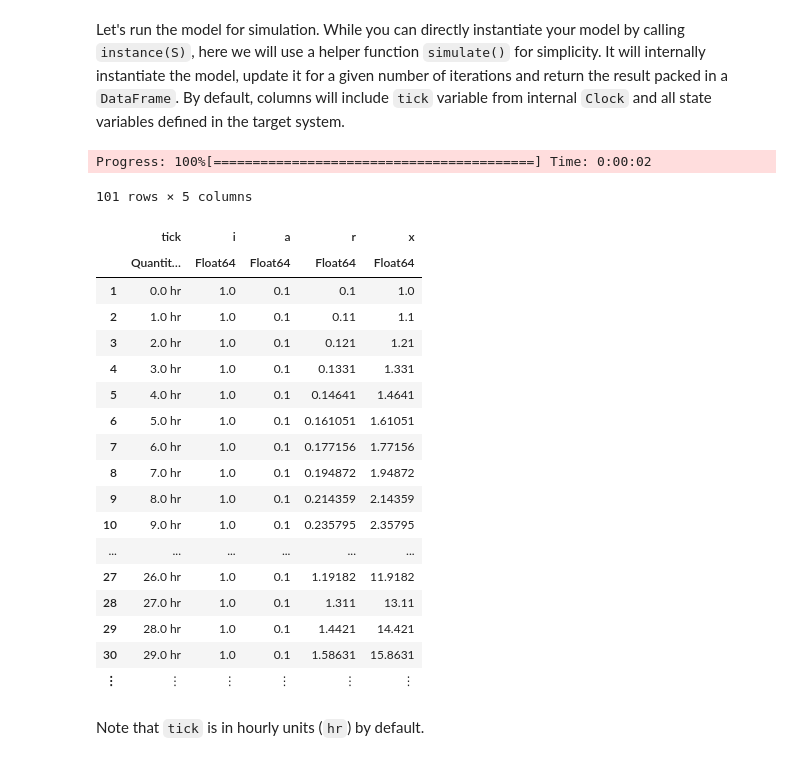
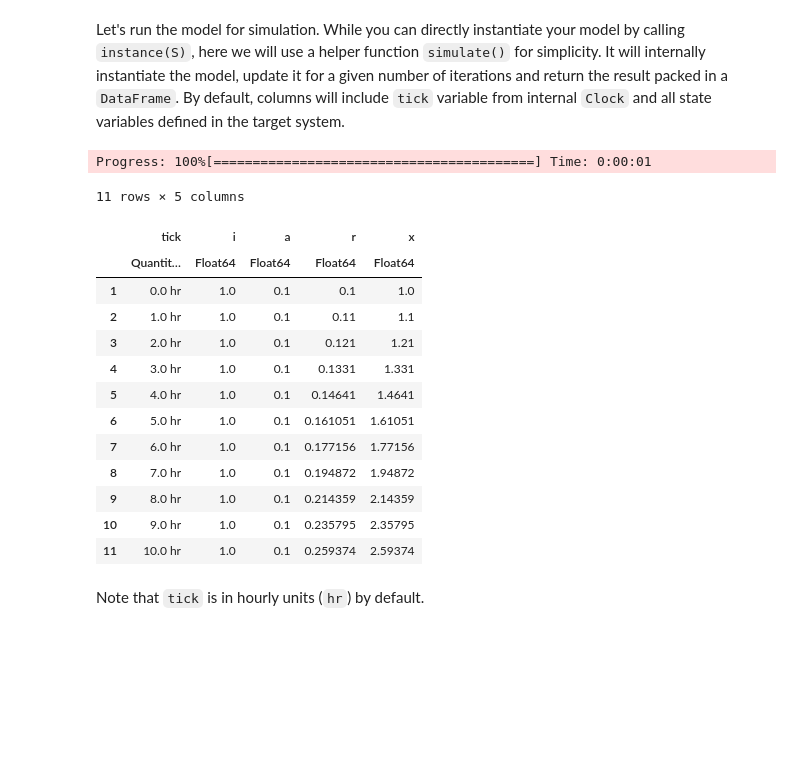
Before and after one commit to uwkimlab/plant_modeling, a Jupyter notebook: labs/L01-Intro_Julia_Cropbox.ipynb, the cells around one changed output. Drawn from its saved outputs; the diff is of its cells as text; code cells hidden in the pictures; blank space fills up the shorter version.

```diff
--- a/labs/L01-Intro_Julia_Cropbox.ipynb
+++ b/labs/L01-Intro_Julia_Cropbox.ipynb
@@ -204,28 +300,23 @@ In the case of graph not being rendered properly, you may need additional softwa
 # %% [markdown]
 Let's run the model for simulation. While you can directly instantiate your model by calling `instance(S)`, here we  will use a helper function `simulate()` for simplicity. It will internally instantiate the model, update it for a given number of iterations and return the result packed in a `DataFrame`. By default, columns will include `tick` variable from internal `Clock` and all state variables defined in the target system.
 # %%
-r = simulate(S, stop=100)
+r = simulate(S, stop=10)
 # %% [output]
-Progress: 100%[=========================================] Time: 0:00:02
+Progress: 100%[=========================================] Time: 0:00:01
-101 rows × 5 columns
+11 rows × 5 columns
 |  | tick | i | a | r | x |
 |  | Quantit… | Float64 | Float64 | Float64 | Float64 |
 | 1 | 0.0 hr | 1.0 | 0.1 | 0.1 | 1.0 |
 | 2 | 1.0 hr | 1.0 | 0.1 | 0.11 | 1.1 |
 | 3 | 2.0 hr | 1.0 | 0.1 | 0.121 | 1.21 |
 | 4 | 3.0 hr | 1.0 | 0.1 | 0.1331 | 1.331 |
 | 5 | 4.0 hr | 1.0 | 0.1 | 0.14641 | 1.4641 |
 | 6 | 5.0 hr | 1.0 | 0.1 | 0.161051 | 1.61051 |
 | 7 | 6.0 hr | 1.0 | 0.1 | 0.177156 | 1.77156 |
 | 8 | 7.0 hr | 1.0 | 0.1 | 0.194872 | 1.94872 |
 | 9 | 8.0 hr | 1.0 | 0.1 | 0.214359 | 2.14359 |
 | 10 | 9.0 hr | 1.0 | 0.1 | 0.235795 | 2.35795 |
-| ... | ... | ... | ... | ... | ... |
-| 27 | 26.0 hr | 1.0 | 0.1 | 1.19182 | 11.9182 |
-| 28 | 27.0 hr | 1.0 | 0.1 | 1.311 | 13.11 |
-| 29 | 28.0 hr | 1.0 | 0.1 | 1.4421 | 14.421 |
-| 30 | 29.0 hr | 1.0 | 0.1 | 1.58631 | 15.8631 |
-| ⋮ | ⋮ | ⋮ | ⋮ | ⋮ | ⋮ |
+| 11 | 10.0 hr | 1.0 | 0.1 | 0.259374 | 2.59374 |
 # %% [markdown]
 Note that `tick` is in hourly units (`hr`) by default.
 # %% [markdown]
```
Also changed, not shown: parts of 46 cells of this notebook.
